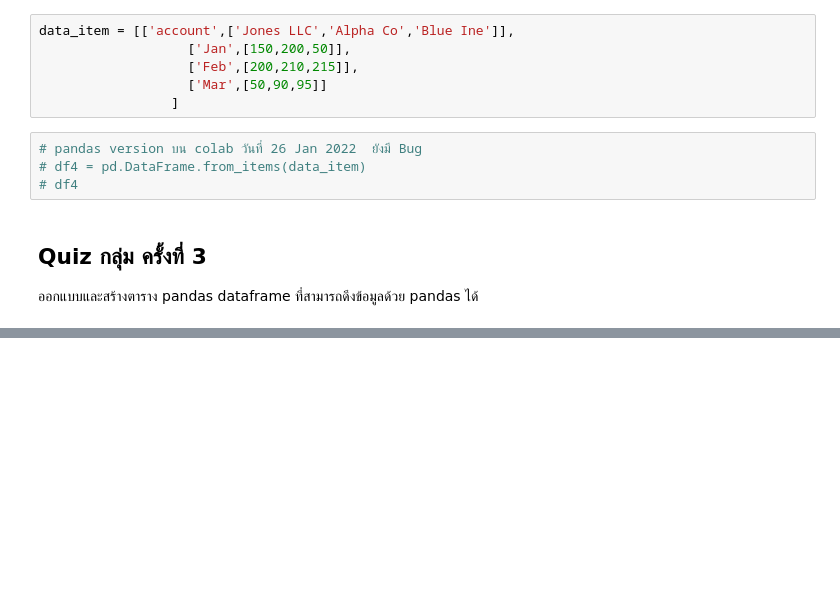
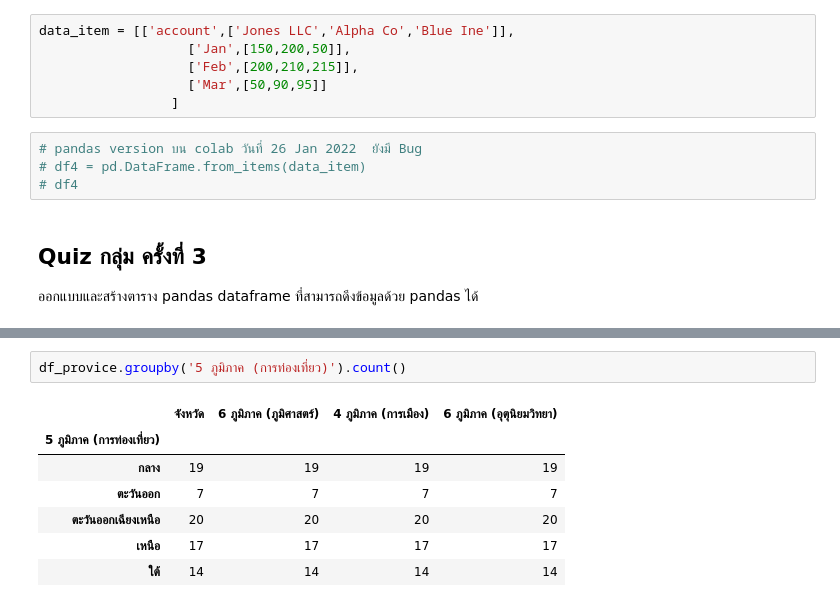
Before and after one commit to Octa-p/data_viz_2022, a Jupyter notebook: Pandas102.ipynb, the cells around one changed output, grey strips where cells are left out. Cells and saved outputs as stored; diff of their text form; blank space fills up the shorter version.

```diff
--- a/Pandas102.ipynb
+++ b/Pandas102.ipynb
@@ -443,0 +448,10 @@ df_p
+# %%
+df_provice.groupby('5 ภูมิภาค (การท่องเที่ยว)').count()
+# %% [output]
+|  | จังหวัด | 6 ภูมิภาค (ภูมิศาสตร์) | 4 ภูมิภาค (การเมือง) | 6 ภูมิภาค (อุตุนิยมวิทยา) |
+| 5 ภูมิภาค (การท่องเที่ยว) |  |  |  |  |
+| กลาง | 19 | 19 | 19 | 19 |
+| ตะวันออก | 7 | 7 | 7 | 7 |
+| ตะวันออกเฉียงเหนือ | 20 | 20 | 20 | 20 |
+| เหนือ | 17 | 17 | 17 | 17 |
+| ใต้ | 14 | 14 | 14 | 14 |
```
Also changed, not shown: parts of 6 cells of this notebook.
